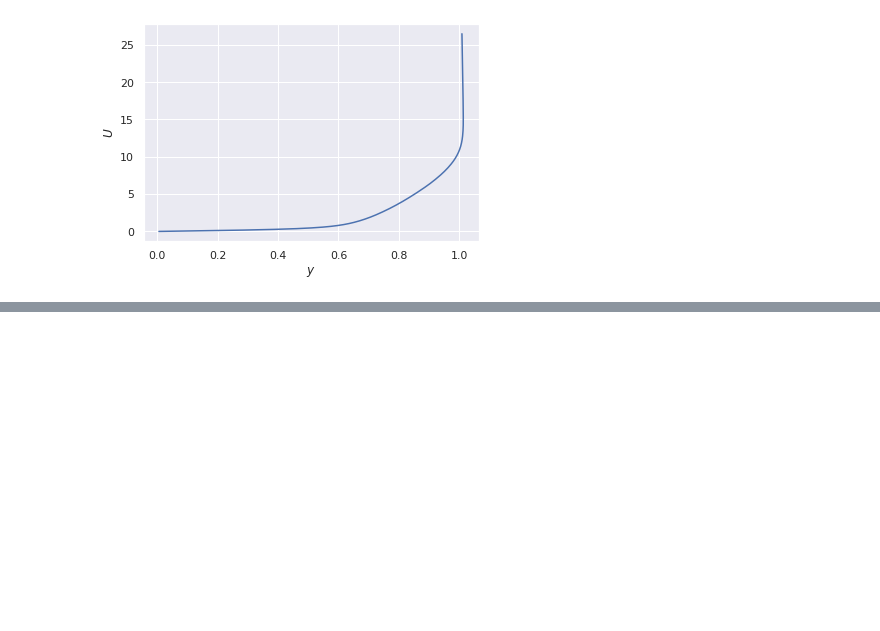
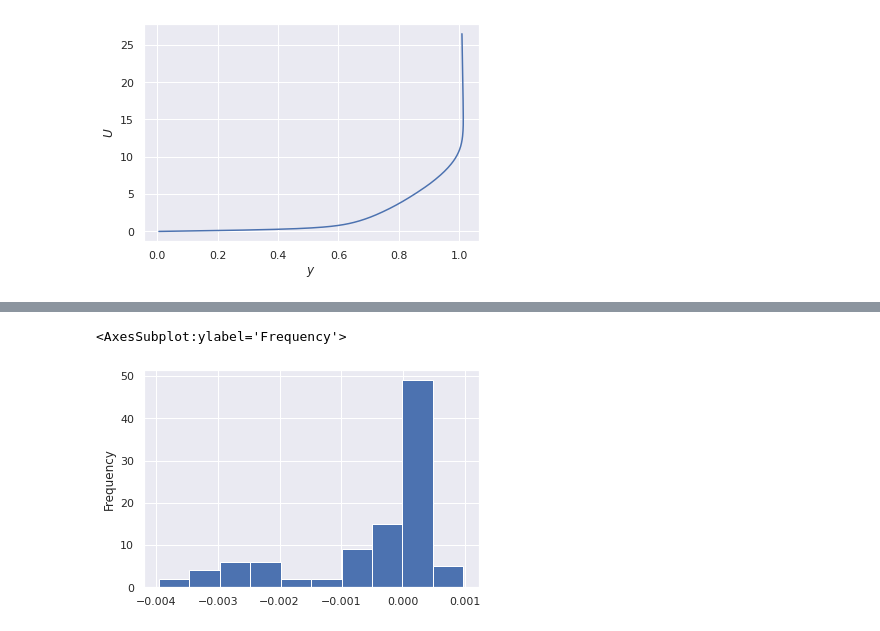
Before and after one commit to petebachant/boundary-layer-turbulence-modeling, a Jupyter notebook: notebook.ipynb, the cells around one changed output, grey strips where cells are left out. Saved outputs shown, nothing was run; the diff lists cells and outputs as text; code cells hidden in the pictures; blank space fills up the shorter version.

```diff
--- a/notebook.ipynb
+++ b/notebook.ipynb
@@ -173,0 +199,15 @@ ax = (
+# %%
+# Check the momentum equation
+from jhtdb import nu, rho
+
+momy_no_res = (
+    df.u * df.dvdx
+    + df.v * df.dvdy
+    + df.w * df.dvdz
+    + (1 / rho) * df.dpdy
+    - nu * (df.d2vdx2 + df.d2vdy2 + df.d2wdz2)
+)
+
+# momy = momy_no_res + (df.duu + df.duvdy_fd)
+
+momy_no_res.dropna().describe()
@@ -173,0 +224,5 @@ ax = (
+# %%
+momy_no_res.plot.hist()
+# %% [output]
+<AxesSubplot:ylabel='Frequency'>
+[figure, added]
```
Also changed, not shown: parts of 4 cells of this notebook.
